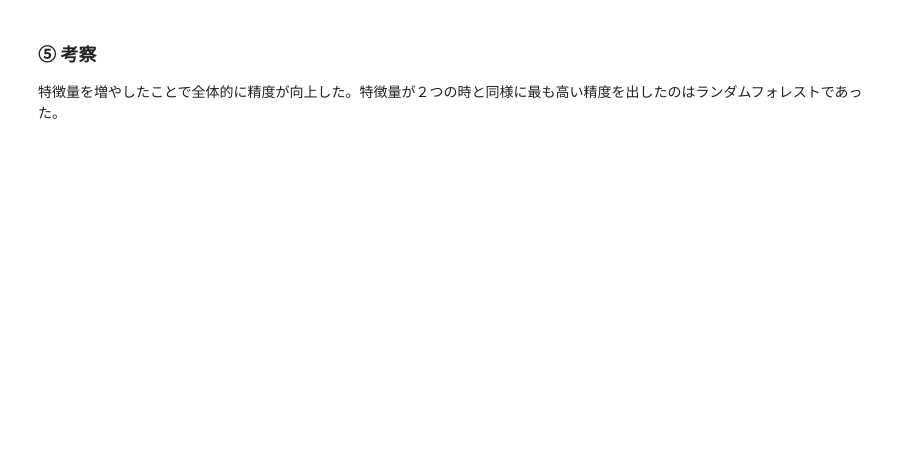
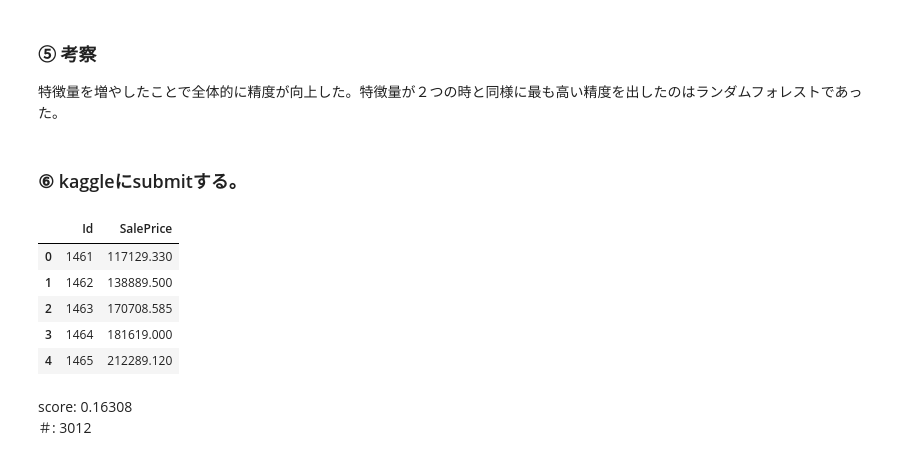
Before and after one commit to tkyiw/diveintocode-ml, a Jupyter notebook: Week4/Week4授業前課題2住宅価格の予測.ipynb, the cells around one changed output. Drawn from its saved outputs; the diff is of its cells as text; code cells hidden in the pictures; blank space fills up the shorter version.

```diff
--- a/Week4/Week4授業前課題2住宅価格の予測.ipynb
+++ b/Week4/Week4授業前課題2住宅価格の予測.ipynb
@@ -366,3 +366,35 @@ pd.DataFrame(pred_dict, index=['MSE_train', 'MSE_test'])
 # %% [markdown]
 ### ⑤ 考察
 特徴量を増やしたことで全体的に精度が向上した。特徴量が２つの時と同様に最も高い精度を出したのはランダムフォレストであった。
+# %% [markdown]
+### ⑥ kaggleにsubmitする。
+# %%
+# testデータ読み込み
+test = pd.read_csv('test.csv')
+
+# 前処理
+cols = cols.drop('SalePrice')
+X_test = test[cols].fillna(test.mean())
+
+# 学習
+reg = RandomForestRegressor()
+reg.fit(X, y)
+
+# 推定
+pred = reg.predict(X_test)
+
+# 提出用ファイルの作成
+submission =pd.DataFrame({'Id': test['Id'], 'SalePrice': pred})
+submission.to_csv('submission_first.csv', index=False)
+# %%
+submission.head()
+# %% [output]
+|  | Id | SalePrice |
+| 0 | 1461 | 117129.330 |
+| 1 | 1462 | 138889.500 |
+| 2 | 1463 | 170708.585 |
+| 3 | 1464 | 181619.000 |
+| 4 | 1465 | 212289.120 |
+# %% [markdown]
+score: 0.16308
+＃: 3012
```
Also changed, not shown: parts of 5 cells of this notebook.
